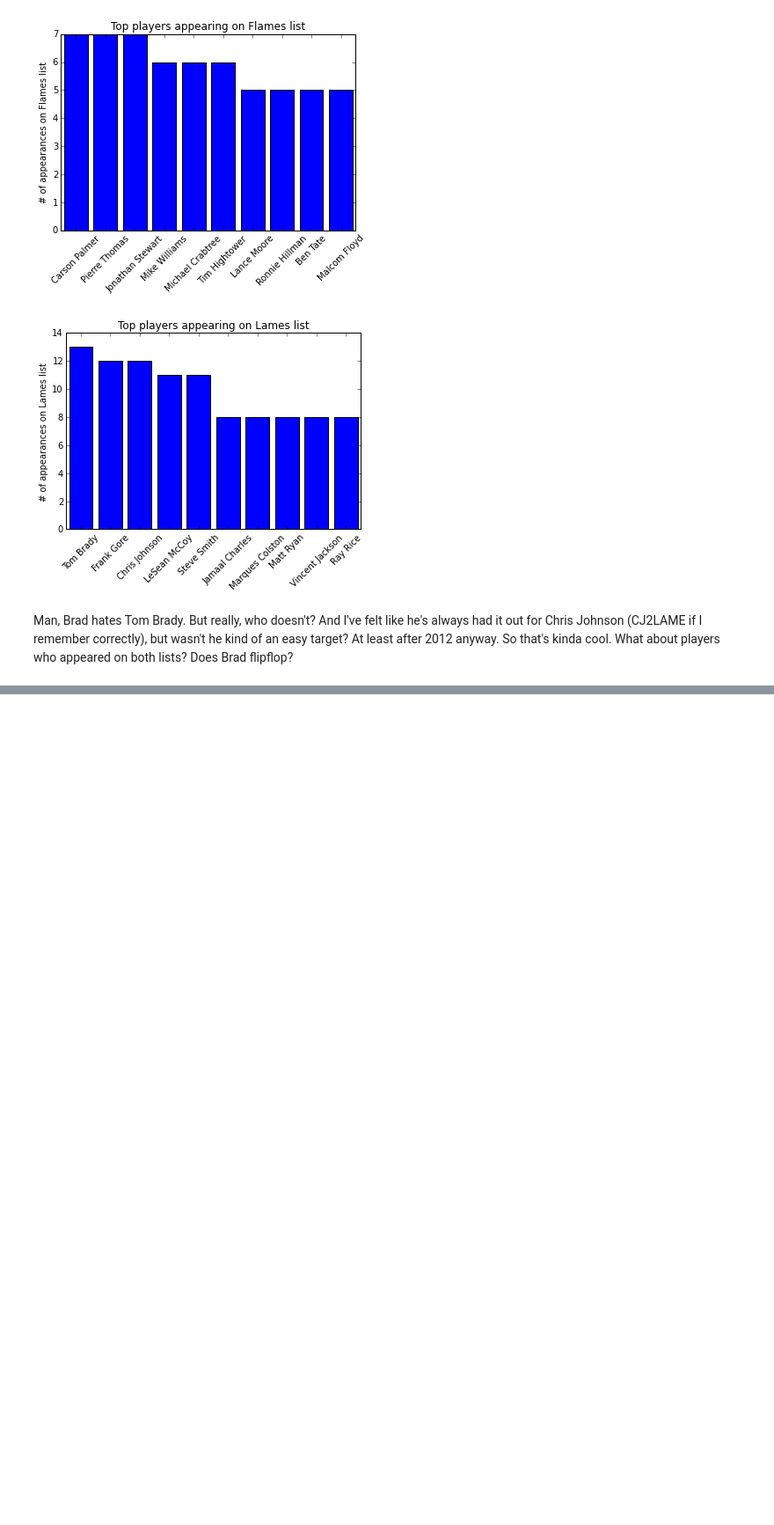
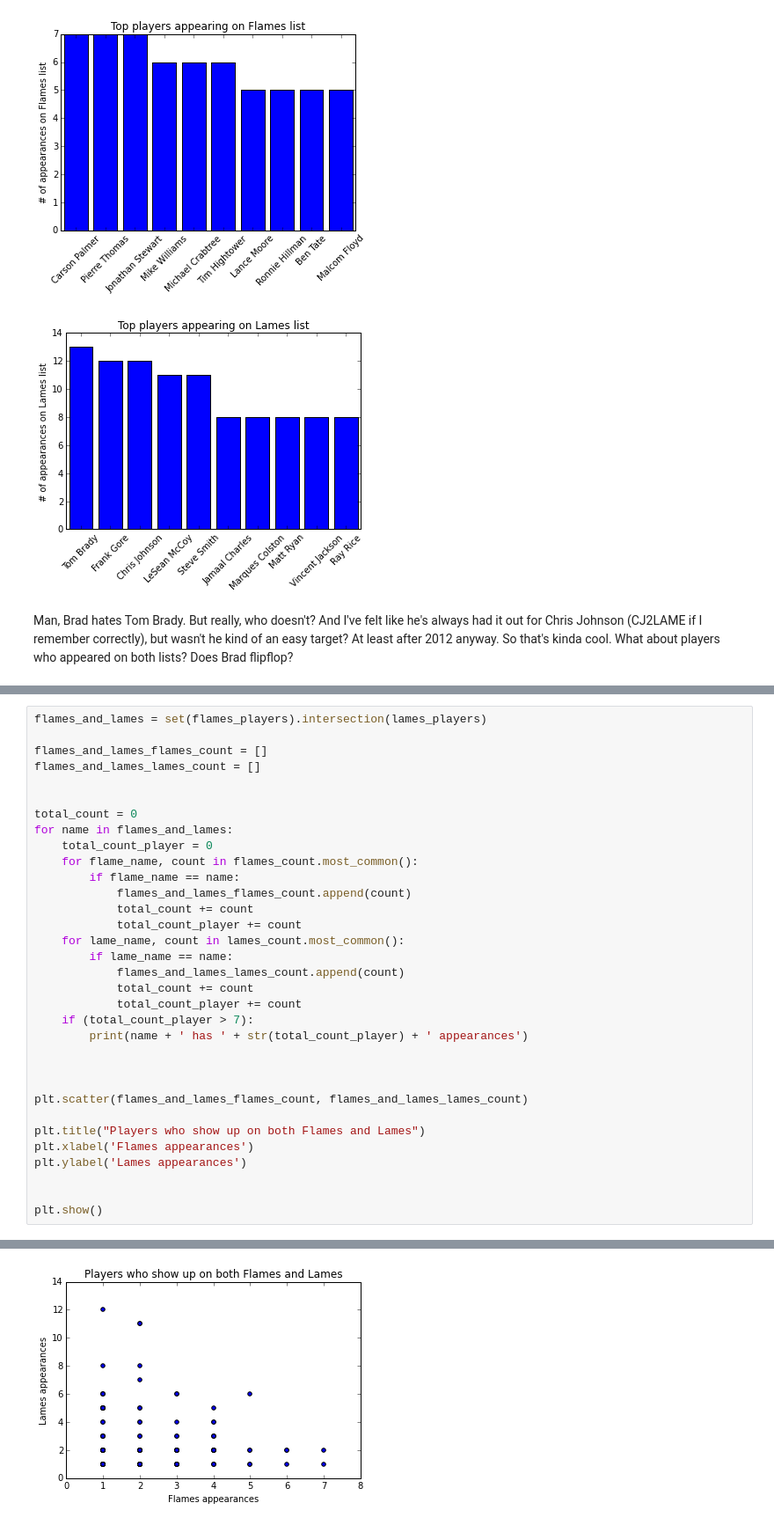
Before and after one commit to bdetweiler/brad-evans-analysis, a Jupyter notebook: Brad Evans Analysis.ipynb, the cells around one changed output, grey strips where cells are left out. Shown at 88% size. Drawn from its saved outputs; the diff is of its cells as text; blank space fills up the shorter version.

Commit message:
Another chart. Things are coming together! Now it's probably time to start looking at NFL data.

```diff
--- a/Brad Evans Analysis.ipynb
+++ b/Brad Evans Analysis.ipynb
@@ -515,0 +480,34 @@ SyntaxError: invalid syntax (<ipython-input-480-9fa9107dbc03>, line 8)
+# %%
+flames_and_lames = set(flames_players).intersection(lames_players)
+
+flames_and_lames_flames_count = []
+flames_and_lames_lames_count = []
+
+
+total_count = 0
+for name in flames_and_lames:
+    total_count_player = 0
+    for flame_name, count in flames_count.most_common():
+        if flame_name == name:
+            flames_and_lames_flames_count.append(count)
+            total_count += count
+            total_count_player += count
+    for lame_name, count in lames_count.most_common():
+        if lame_name == name:
+            flames_and_lames_lames_count.append(count)
+            total_count += count
+            total_count_player += count
+    if (total_count_player > 7):
+        print(name + ' has ' + str(total_count_player) + ' appearances')
+
+
+
+plt.scatter(flames_and_lames_flames_count, flames_and_lames_lames_count)
+
+plt.title("Players who show up on both Flames and Lames")
+plt.xlabel('Flames appearances')
+plt.ylabel('Lames appearances')
+
+
+plt.show()
+# %% [output]
@@ -515,0 +532 @@ SyntaxError: invalid syntax (<ipython-input-480-9fa9107dbc03>, line 8)
+[figure, added]
```
Also changed, not shown: parts of 2 cells of this notebook.
